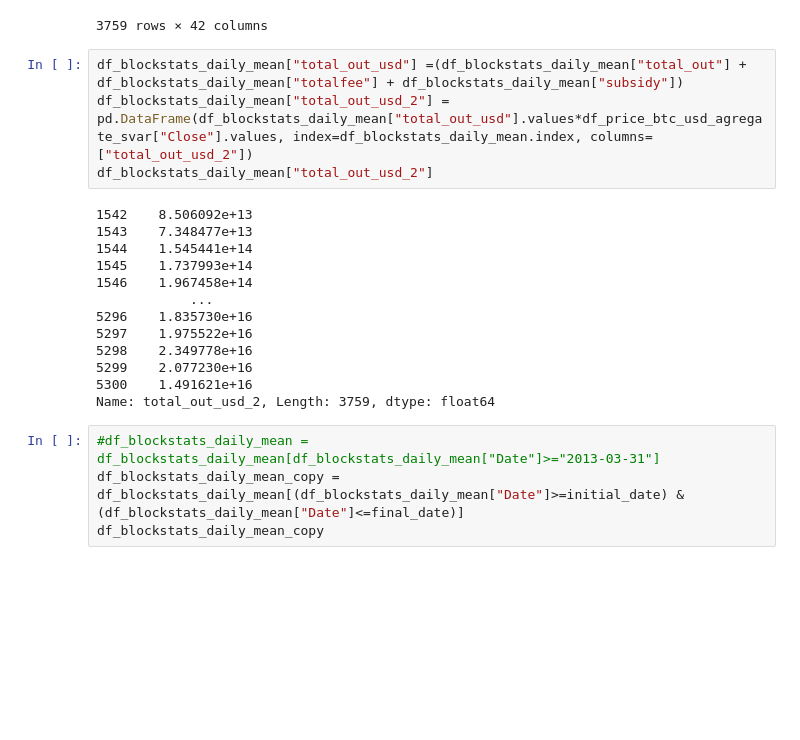
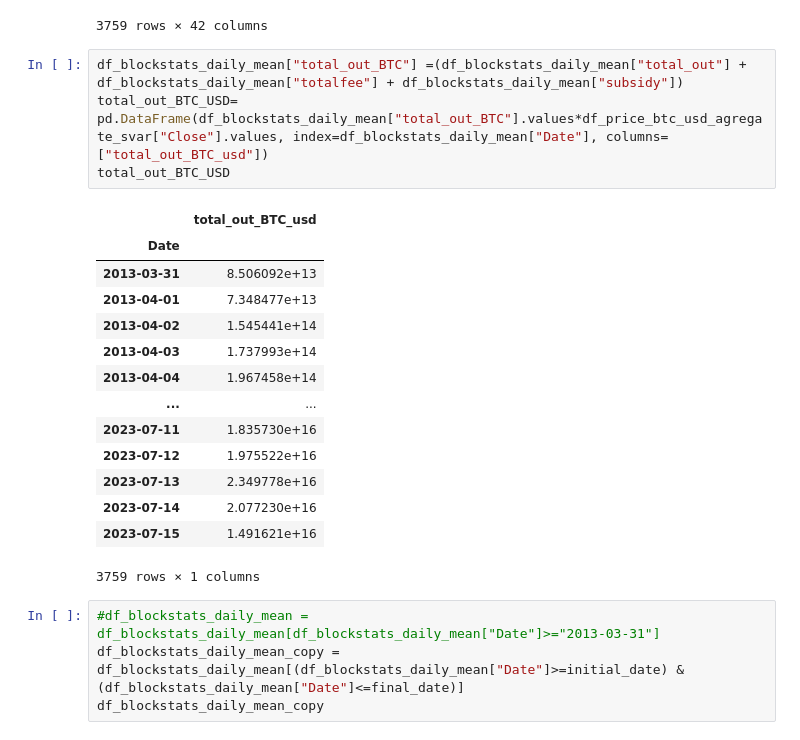
Before and after one commit to Moises-mfg/Analise-exploratoria-blockchain-Bitcoin, a Jupyter notebook: svar_bitcoin.ipynb, the cells around one changed output. Cells and saved outputs as stored; diff of their text form; blank space fills up the shorter version.

Commit message:
svar

```diff
--- a/svar_bitcoin.ipynb
+++ b/svar_bitcoin.ipynb
@@ -77,22 +77,24 @@ df_blockstats_daily_mean
 | 5300 | 2023-07-15 | 787.500 | 4607.434783 | 11.659420 | 609.681159 | 798788.500000 | 6591.826087 | 4.411852e+05 | 705.847826 | 71398.572464 | ... |
 3759 rows × 42 columns
 # %%
-df_blockstats_daily_mean["total_out_usd"] =(df_blockstats_daily_mean["total_out"] + df_blockstats_daily_mean["totalfee"] + df_blockstats_daily_mean["subsidy"])
-df_blockstats_daily_mean["total_out_usd_2"] = pd.DataFrame(df_blockstats_daily_mean["total_out_usd"].values*df_price_btc_usd_agregate_svar["Close"].values, index=df_blockstats_daily_mean.index, columns=["total_out_usd_2"])
-df_blockstats_daily_mean["total_out_usd_2"]
+df_blockstats_daily_mean["total_out_BTC"] =(df_blockstats_daily_mean["total_out"] + df_blockstats_daily_mean["totalfee"] + df_blockstats_daily_mean["subsidy"])
+total_out_BTC_USD= pd.DataFrame(df_blockstats_daily_mean["total_out_BTC"].values*df_price_btc_usd_agregate_svar["Close"].values, index=df_blockstats_daily_mean["Date"], columns=["total_out_BTC_usd"])
+total_out_BTC_USD
 # %% [output]
+|  | total_out_BTC_usd |
+| Date |  |
+| 2013-03-31 | 8.506092e+13 |
+| 2013-04-01 | 7.348477e+13 |
+| 2013-04-02 | 1.545441e+14 |
+| 2013-04-03 | 1.737993e+14 |
+| 2013-04-04 | 1.967458e+14 |
+| ... | ... |
+| 2023-07-11 | 1.835730e+16 |
+| 2023-07-12 | 1.975522e+16 |
+| 2023-07-13 | 2.349778e+16 |
+| 2023-07-14 | 2.077230e+16 |
+| 2023-07-15 | 1.491621e+16 |
-1542    8.506092e+13
-1543    7.348477e+13
-1544    1.545441e+14
-1545    1.737993e+14
-1546    1.967458e+14
-            ...
-5296    1.835730e+16
-5297    1.975522e+16
-5298    2.349778e+16
-5299    2.077230e+16
-5300    1.491621e+16
-Name: total_out_usd_2, Length: 3759, dtype: float64
+3759 rows × 1 columns
 # %%
 #df_blockstats_daily_mean = df_blockstats_daily_mean[df_blockstats_daily_mean["Date"]>="2013-03-31"]
 df_blockstats_daily_mean_copy = df_blockstats_daily_mean[(df_blockstats_daily_mean["Date"]>=initial_date) & (df_blockstats_daily_mean["Date"]<=final_date)]
```
